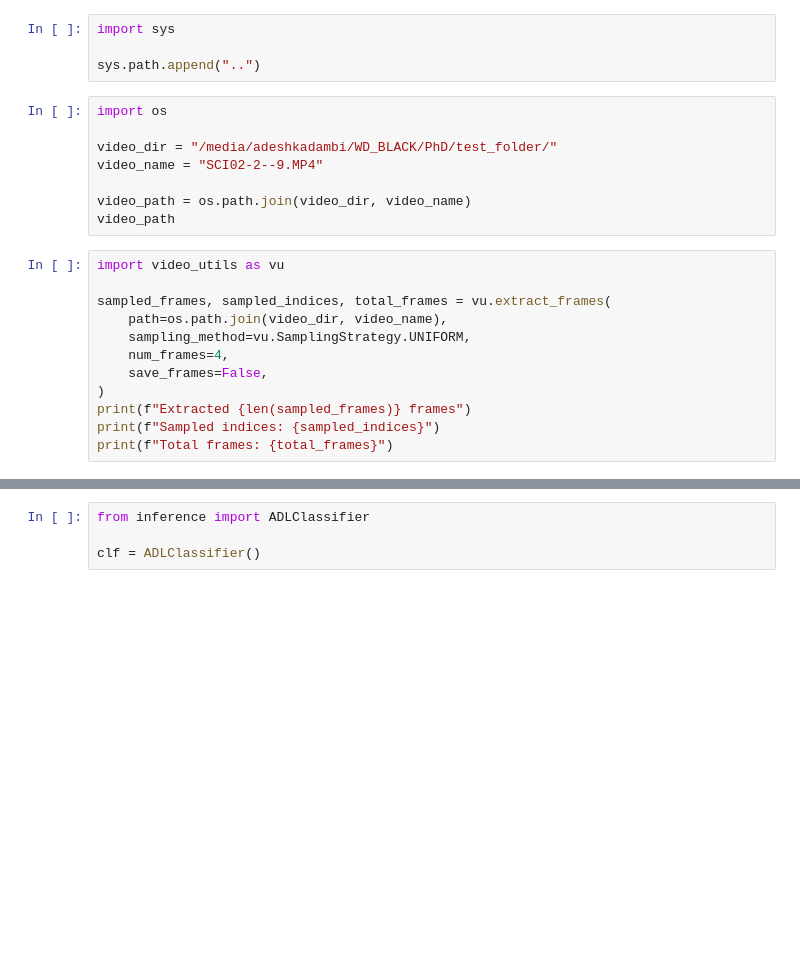
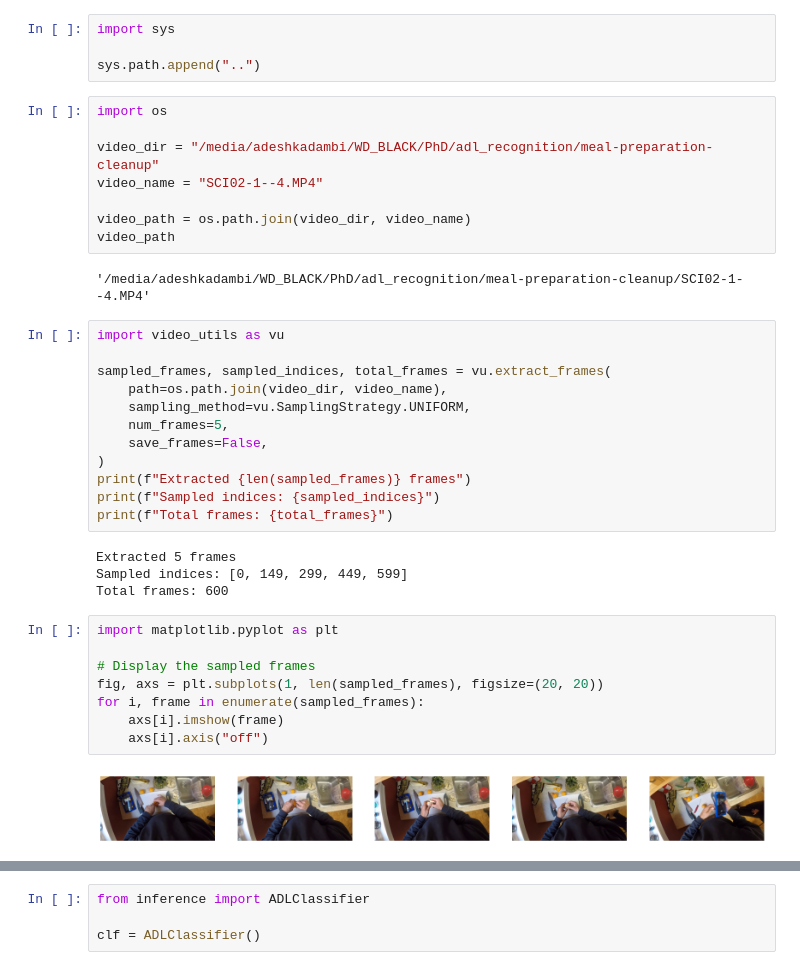
Before and after one commit to adeshkadambi/ADLLM, a Jupyter notebook: examples/step_by_step.ipynb, the cells around one changed output, grey strips where cells are left out. Cells and saved outputs as stored; diff of their text form; blank space fills up the shorter version.

```diff
--- a/examples/step_by_step.ipynb
+++ b/examples/step_by_step.ipynb
@@ -5,20 +5,36 @@ sys.path.append("..")
 # %%
 import os
 
-video_dir = "/media/adeshkadambi/WD_BLACK/PhD/test_folder/"
-video_name = "SCI02-2--9.MP4"
+video_dir = "/media/adeshkadambi/WD_BLACK/PhD/adl_recognition/meal-preparation-cleanup"
+video_name = "SCI02-1--4.MP4"
 
 video_path = os.path.join(video_dir, video_name)
 video_path
+# %% [output]
+'/media/adeshkadambi/WD_BLACK/PhD/adl_recognition/meal-preparation-cleanup/SCI02-1--4.MP4'
 # %%
 import video_utils as vu
 
 sampled_frames, sampled_indices, total_frames = vu.extract_frames(
     path=os.path.join(video_dir, video_name),
     sampling_method=vu.SamplingStrategy.UNIFORM,
-    num_frames=4,
+    num_frames=5,
     save_frames=False,
 )
 print(f"Extracted {len(sampled_frames)} frames")
 print(f"Sampled indices: {sampled_indices}")
 print(f"Total frames: {total_frames}")
+# %% [output]
+Extracted 5 frames
+Sampled indices: [0, 149, 299, 449, 599]
+Total frames: 600
+# %%
+import matplotlib.pyplot as plt
+
+# Display the sampled frames
+fig, axs = plt.subplots(1, len(sampled_frames), figsize=(20, 20))
+for i, frame in enumerate(sampled_frames):
+    axs[i].imshow(frame)
+    axs[i].axis("off")
+# %% [output]
+[figure, added]
```
Also changed, not shown: parts of 8 cells of this notebook, 3 other files.
